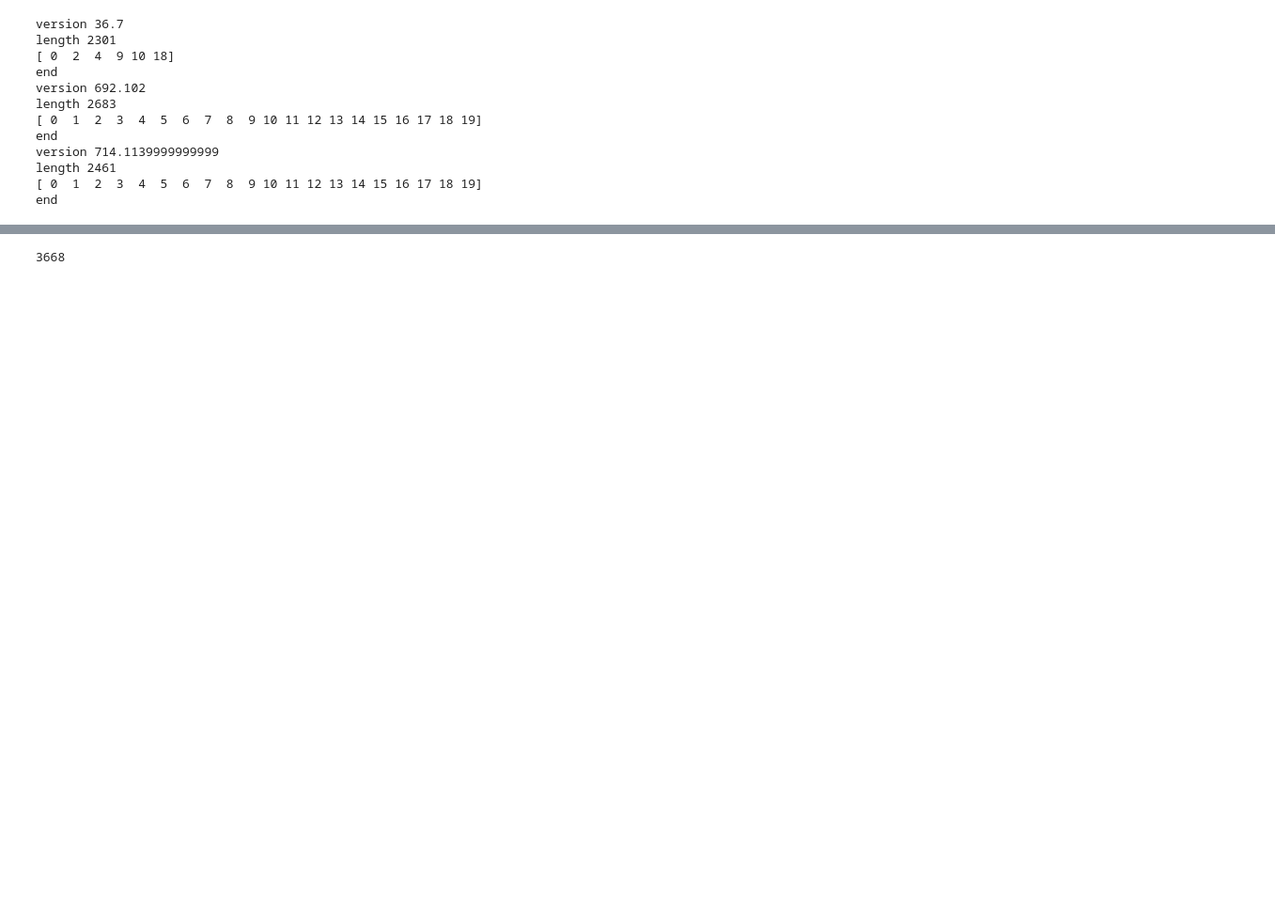
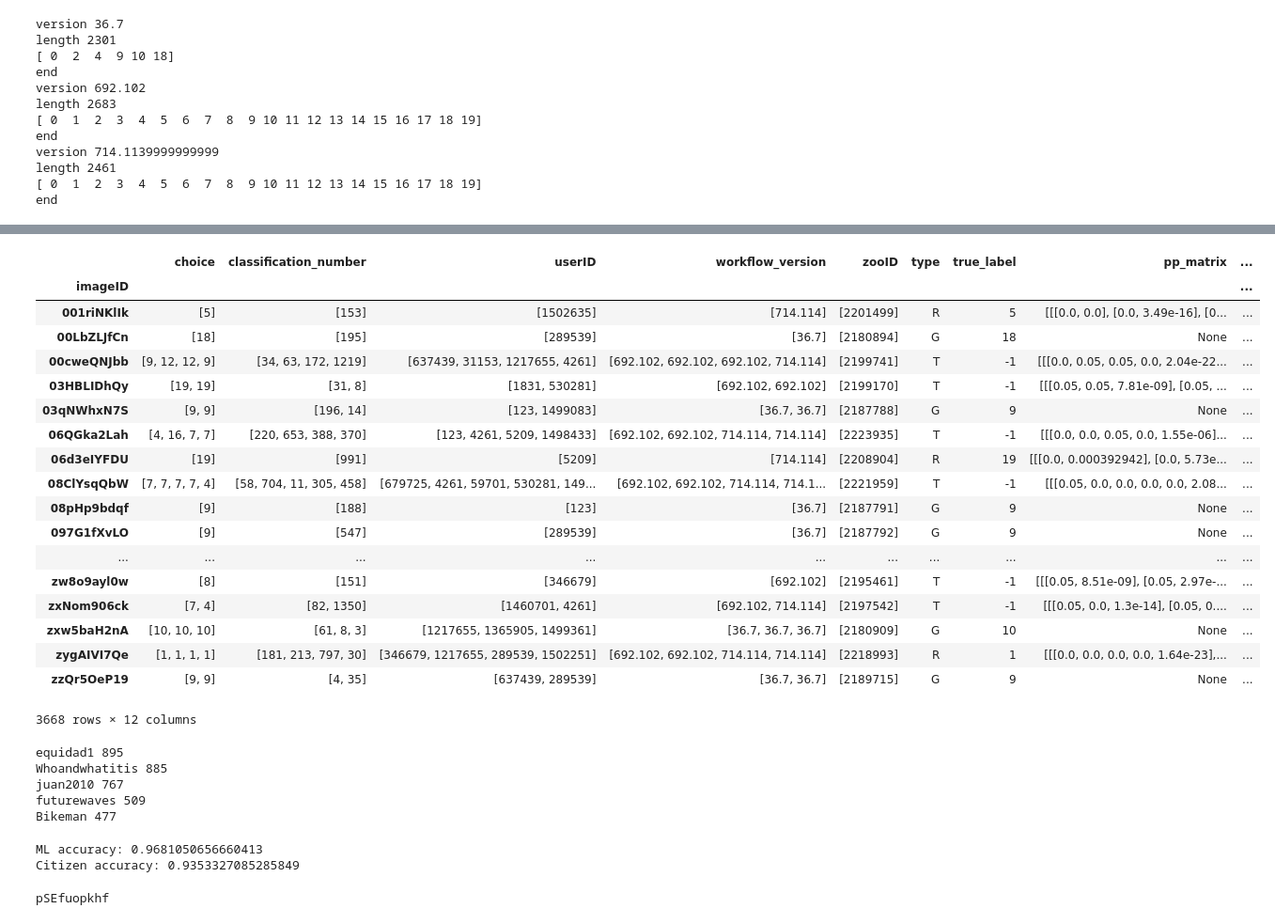
Before and after one commit to Gravity-Spy/GravitySpy, a Jupyter notebook: ML/SyracuseCC/read_classifications.ipynb, the cells around one changed output, grey strips where cells are left out. Shown at 94% size. Drawn from its saved outputs; the diff is of its cells as text; code cells hidden in the pictures; blank space fills up the shorter version.

Commit message:
added functions to analyze data and optimize parameters

```diff
--- a/ML/SyracuseCC/read_classifications.ipynb
+++ b/ML/SyracuseCC/read_classifications.ipynb
@@ -443,8 +443,69 @@ Image is retired to class 1
 More labels are needed for the image
 More labels are needed for the image
 Image is retired to class 1
-# %%
-len(images)
-# %% [output]
-3668
+# %%
+#list(images[images['type']=='R'].index.values)[:200]
+images
+# %% [output]
+|  | choice | classification_number | userID | workflow_version | zooID | type | true_label | pp_matrix | ... |
+| imageID |  |  |  |  |  |  |  |  | ... |
+| 001riNKlIk | [5] | [153] | [1502635] | [714.114] | [2201499] | R | 5 | [[[0.0, 0.0], [0.0, 3.49e-16], [0... | ... |
+| 00LbZLJfCn | [18] | [195] | [289539] | [36.7] | [2180894] | G | 18 | None | ... |
+| 00cweQNJbb | [9, 12, 12, 9] | [34, 63, 172, 1219] | [637439, 31153, 1217655, 4261] | [692.102, 692.102, 692.102, 714.114] | [2199741] | T | -1 | [[[0.0, 0.05, 0.05, 0.0, 2.04e-22... | ... |
+| 03HBLIDhQy | [19, 19] | [31, 8] | [1831, 530281] | [692.102, 692.102] | [2199170] | T | -1 | [[[0.05, 0.05, 7.81e-09], [0.05, ... | ... |
+| 03qNWhxN7S | [9, 9] | [196, 14] | [123, 1499083] | [36.7, 36.7] | [2187788] | G | 9 | None | ... |
+| 06QGka2Lah | [4, 16, 7, 7] | [220, 653, 388, 370] | [123, 4261, 5209, 1498433] | [692.102, 692.102, 714.114, 714.114] | [2223935] | T | -1 | [[[0.0, 0.0, 0.05, 0.0, 1.55e-06]... | ... |
+| 06d3eIYFDU | [19] | [991] | [5209] | [714.114] | [2208904] | R | 19 | [[[0.0, 0.000392942], [0.0, 5.73e... | ... |
+| 08ClYsqQbW | [7, 7, 7, 7, 4] | [58, 704, 11, 305, 458] | [679725, 4261, 59701, 530281, 149... | [692.102, 692.102, 714.114, 714.1... | [2221959] | T | -1 | [[[0.05, 0.0, 0.0, 0.0, 0.0, 2.08... | ... |
+| 08pHp9bdqf | [9] | [188] | [123] | [36.7] | [2187791] | G | 9 | None | ... |
+| 097G1fXvLO | [9] | [547] | [289539] | [36.7] | [2187792] | G | 9 | None | ... |
+| ... | ... | ... | ... | ... | ... | ... | ... | ... | ... |
+| zw8o9ayl0w | [8] | [151] | [346679] | [692.102] | [2195461] | T | -1 | [[[0.05, 8.51e-09], [0.05, 2.97e-... | ... |
+| zxNom906ck | [7, 4] | [82, 1350] | [1460701, 4261] | [692.102, 714.114] | [2197542] | T | -1 | [[[0.05, 0.0, 1.3e-14], [0.05, 0.... | ... |
+| zxw5baH2nA | [10, 10, 10] | [61, 8, 3] | [1217655, 1365905, 1499361] | [36.7, 36.7, 36.7] | [2180909] | G | 10 | None | ... |
+| zygAIVI7Qe | [1, 1, 1, 1] | [181, 213, 797, 30] | [346679, 1217655, 289539, 1502251] | [692.102, 692.102, 714.114, 714.114] | [2218993] | R | 1 | [[[0.0, 0.0, 0.0, 0.0, 1.64e-23],... | ... |
+| zzQr5OeP19 | [9, 9] | [4, 35] | [637439, 289539] | [36.7, 36.7] | [2189715] | G | 9 | None | ... |
+3668 rows × 12 columns
+# %%
+### Function to get top 5 users, by # of classifications ###
+
+from collections import OrderedDict
+
+leader_board = {}
+
+for name in np.unique(class_data['user_name']):
+    leader_board[name] = len(class_data[class_data['user_name']==name])
+
+leader_board = OrderedDict(sorted(leader_board.items(), key=lambda t: t[1], reverse=1))
+
+for name,score in list(leader_board.items())[:5]:
+    print(name,score)
+# %% [output]
+equidad1 895
+Whoandwhatitis 885
+juan2010 767
+futurewaves 509
+Bikeman 477
+# %%
+### Function to get ML and citizen accuracy ###
+
+retired = images[images['type']=='R']
+ML_correct = images[(images['type']=='R') & (images['true_label']==images['ML_label'])]
+nested_citizen_labels = list(retired['choice'])
+citizen_correct = 0
+
+for labels,true_label in zip(nested_citizen_labels,list(retired['true_label'])):
+    for label in labels:
+        if label == true_label:
+            citizen_correct += 1
+
+citizen_labels = [val for sublist in nested_citizen_labels for val in sublist]
+ML_percentage = len(ML_correct)/len(retired)
+citizen_percentage = citizen_correct/len(citizen_labels)
+
+print('ML accuracy:',ML_percentage)
+print('Citizen accuracy:',citizen_percentage)
+# %% [output]
+ML accuracy: 0.9681050656660413
+Citizen accuracy: 0.9353327085285849
 # %%
@@ -506,4 +571,12 @@ ax = plt.gca()
 ax.set_xticks(np.arange(0,20,1))
 ax.set_yticks(np.arange(0,20,1))
 plt.show()
+# %%
+### Function to get imageIDs of images with a certain number of labels ###
+
+for labels,imageID in zip(list(retired['choice']),list(retired.index.values)):
+    if len(labels) > 6:
+        print(imageID)
+# %% [output]
+pSEfuopkhf
 # %%
```
Also changed, not shown: parts of 10 cells of this notebook, 1 other file.
